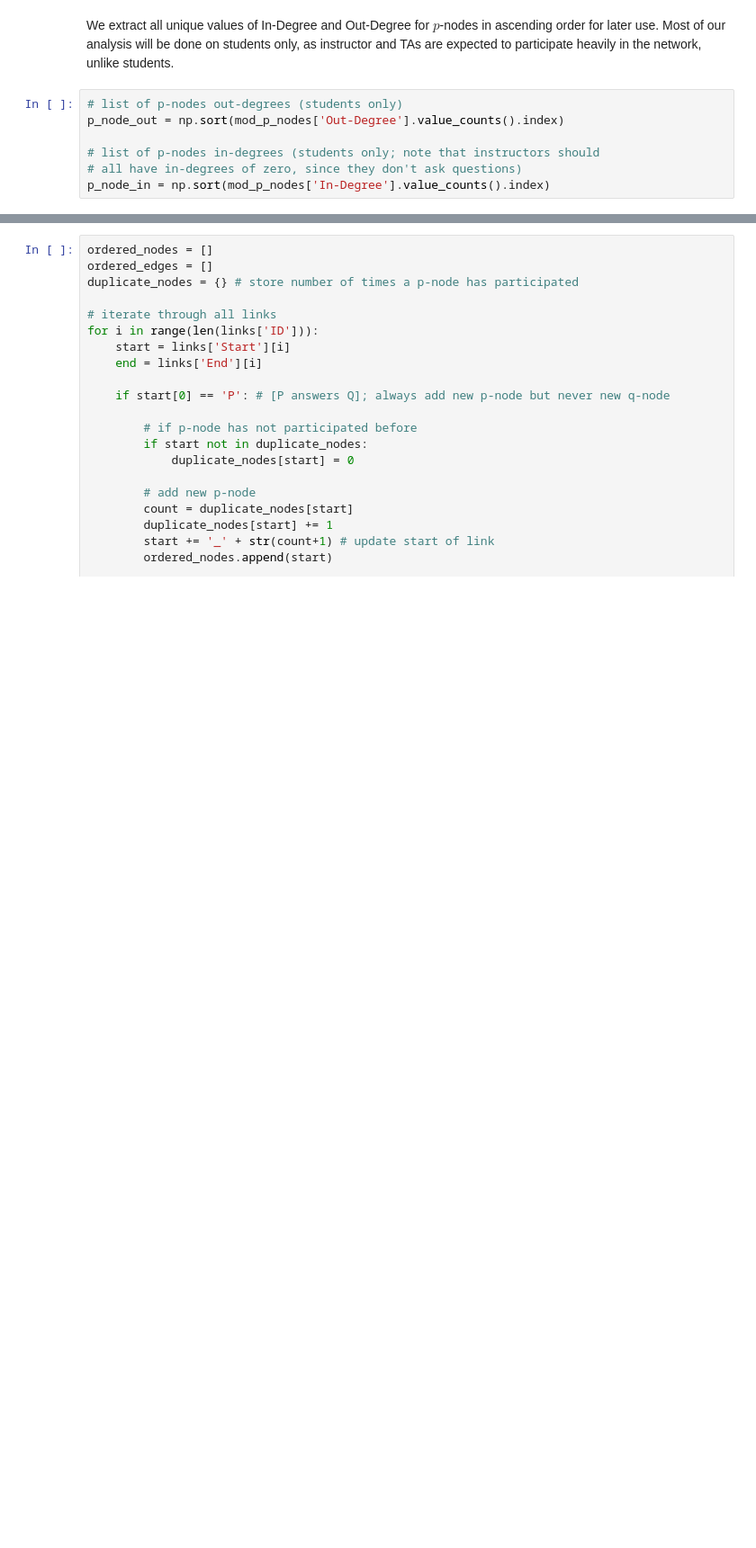
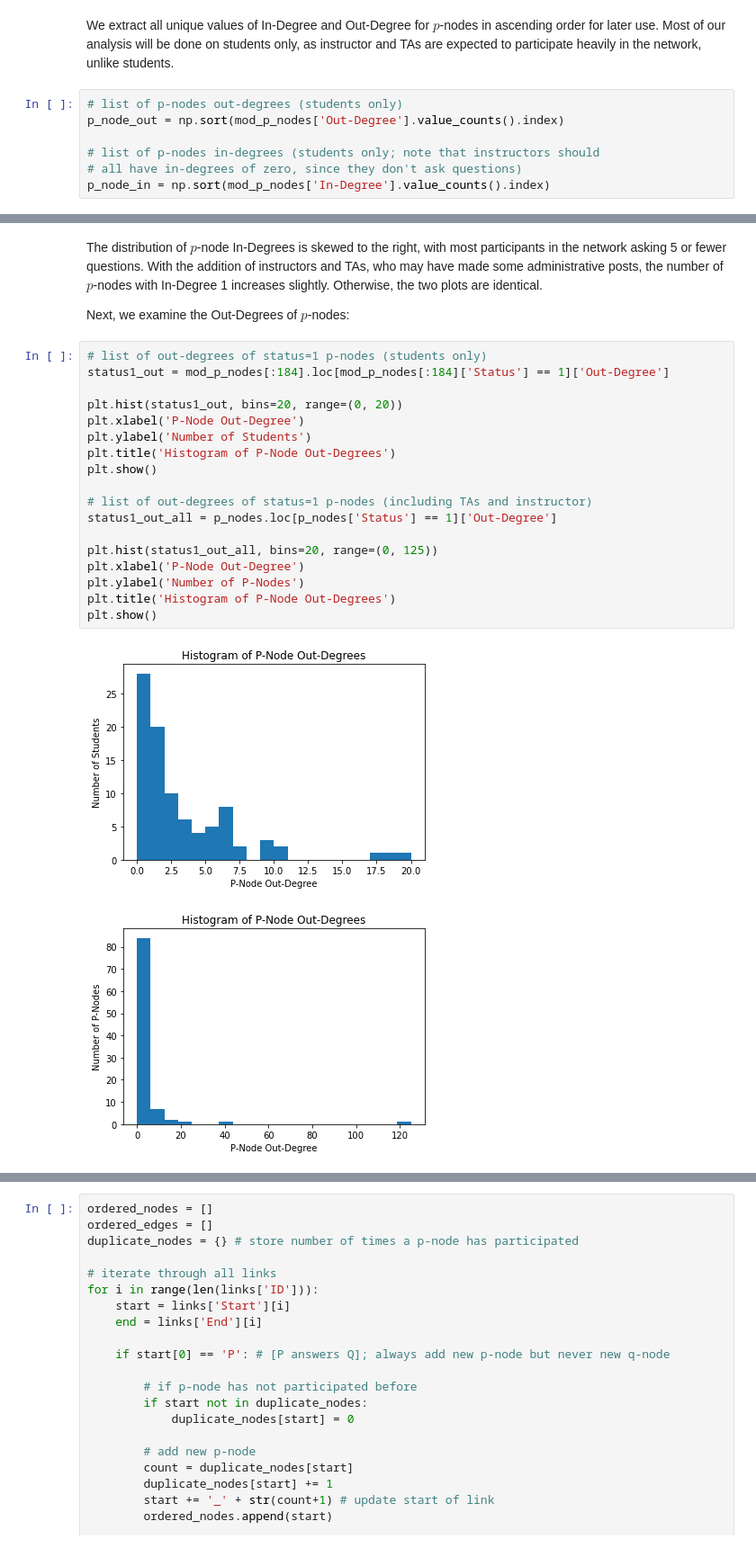
Before and after one commit to amandaliusa/piazza-network-analysis, a Jupyter notebook: network_metrics_degree_distributions.ipynb, the cells around one changed output, grey strips where cells are left out. Shown at 90% size. Drawn from its saved outputs; the diff is of its cells as text; blank space fills up the shorter version.

```diff
--- a/network_metrics_degree_distributions.ipynb
+++ b/network_metrics_degree_distributions.ipynb
@@ -255,0 +233,25 @@ Colors are added to distinguish between links from q-nodes to p-nodes (red, poin
+# %% [markdown]
+The distribution of $p$-node In-Degrees is skewed to the right, with most participants in the network asking 5 or fewer questions. With the addition of instructors and TAs, who may have made some administrative posts, the number of $p$-nodes with In-Degree 1 increases slightly. Otherwise, the two plots are identical.
+
+Next, we examine the Out-Degrees of $p$-nodes:
+# %%
+# list of out-degrees of status=1 p-nodes (students only)
+status1_out = mod_p_nodes[:184].loc[mod_p_nodes[:184]['Status'] == 1]['Out-Degree']
+
+plt.hist(status1_out, bins=20, range=(0, 20))
+plt.xlabel('P-Node Out-Degree')
+plt.ylabel('Number of Students')
+plt.title('Histogram of P-Node Out-Degrees')
+plt.show()
+
+# list of out-degrees of status=1 p-nodes (including TAs and instructor)
+status1_out_all = p_nodes.loc[p_nodes['Status'] == 1]['Out-Degree']
+
+plt.hist(status1_out_all, bins=20, range=(0, 125))
+plt.xlabel('P-Node Out-Degree')
+plt.ylabel('Number of P-Nodes')
+plt.title('Histogram of P-Node Out-Degrees')
+plt.show()
+# %% [output]
+[figure, added]
+[figure, added]
```
Also changed, not shown: parts of 22 cells of this notebook, 1 other file.
